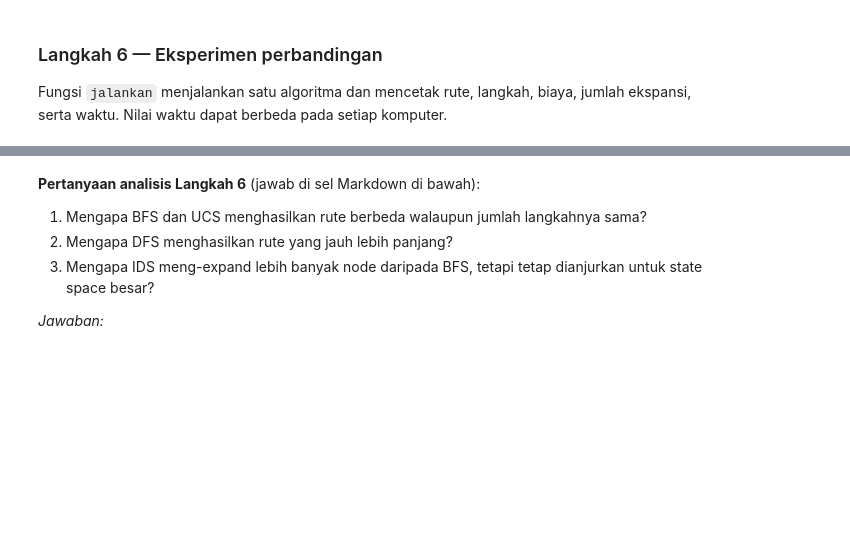
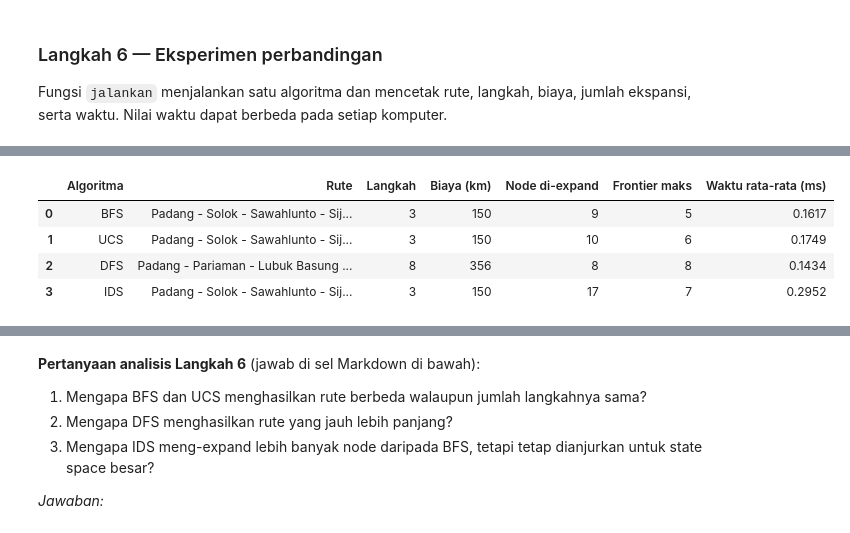
Before and after one commit to windyrahayu45/Kecerdasan-Buatan, a Jupyter notebook: Praktikum_3_Pencarian_Buta.ipynb, the cells around one changed output, grey strips where cells are left out. Cells and saved outputs as stored; diff of their text form; code cells hidden in the pictures; blank space fills up the shorter version.

```diff
--- a/Praktikum_3_Pencarian_Buta.ipynb
+++ b/Praktikum_3_Pencarian_Buta.ipynb
@@ -209,6 +245,7 @@ Goal diperiksa saat node diambil dari frontier (**late goal test**).
 def uniform_cost_search(problem, stats):
     node = Node(problem.initial)
     frontier = [(0, node)]                   # priority queue (heap)
+    stats["max_frontier"] = max(stats.get("max_frontier", 0), len(frontier))
     reached = {problem.initial: node}
     while frontier:
         g, node = heapq.heappop(frontier)
@@ -222,6 +259,7 @@ def uniform_cost_search(problem, stats):
             if s not in reached or child.path_cost < reached[s].path_cost:
                 reached[s] = child
                 heapq.heappush(frontier, (child.path_cost, child))
+                stats["max_frontier"] = max(stats.get("max_frontier", 0), len(frontier))
     return None
 # %%
 stats = {"expanded": 0}
@@ -276,6 +332,7 @@ def is_cycle(node):
 
 def depth_first_search(problem, stats):
     frontier = [Node(problem.initial)]       # LIFO queue (stack)
+    stats["max_frontier"] = max(stats.get("max_frontier", 0), len(frontier))
     while frontier:
         node = frontier.pop()
         if problem.is_goal(node.state):
@@ -283,6 +340,7 @@ def depth_first_search(problem, stats):
         stats["expanded"] += 1
         children = [c for c in expand(problem, node) if not is_cycle(c)]
         frontier.extend(reversed(children))  # tetangga pertama diproses dulu
+        stats["max_frontier"] = max(stats.get("max_frontier", 0), len(frontier))
     return None
 # %%
 stats = {"expanded": 0}
@@ -297,6 +358,7 @@ CUTOFF = "cutoff"
 
 def depth_limited_search(problem, limit, stats):
     frontier = [Node(problem.initial)]
+    stats["max_frontier"] = max(stats.get("max_frontier", 0), len(frontier))
     result = None                            # None berarti failure
     while frontier:
         node = frontier.pop()
@@ -307,6 +369,7 @@ def depth_limited_search(problem, limit, stats):
         elif not is_cycle(node):
             stats["expanded"] += 1
             frontier.extend(reversed(list(expand(problem, node))))
+            stats["max_frontier"] = max(stats.get("max_frontier", 0), len(frontier))
     return result
 
 def iterative_deepening_search(problem, stats):
@@ -345,9 +416,10 @@ def jalankan(nama, fungsi, problem):
     rute = " -> ".join(path_states(hasil))
     print(f"{nama:<5} | {rute}")
     print(f"      | langkah={hasil.depth}, biaya={hasil.path_cost} km, "
-          f"ekspansi={stats['expanded']}, waktu={dt:.3f} ms")
+          f"ekspansi={stats['expanded']}, frontier maks={stats.get('max_frontier', 0)}, "
+          f"waktu={dt:.3f} ms")
 
-masalah = Problem("Padang", "Payakumbuh", PETA_SUMBAR)
+masalah = Problem("Padang", "Sijunjung", PETA_SUMBAR)
 for nama, f in [("BFS", breadth_first_search),
                 ("UCS", uniform_cost_search),
                 ("DFS", depth_first_search),
@@ -356,28 +437,35 @@ for nama, f in [("BFS", breadth_first_search),
 # %%
 # Ringkasan dalam bentuk tabel (bandingkan dengan Tabel 3.8)
 import pandas as pd
 
 ALGORITMA = [("BFS", breadth_first_search), ("UCS", uniform_cost_search),
              ("DFS", depth_first_search), ("IDS", iterative_deepening_search)]
 
 def bandingkan(problem, algoritma=ALGORITMA, ulang=200):
     baris = []
     for nama, f in algoritma:
         t0 = time.perf_counter()
         for _ in range(ulang):                      # diulang agar waktu lebih stabil
             stats = {"expanded": 0}
             hasil = f(problem, stats)
         dt = (time.perf_counter() - t0) / ulang * 1000
         baris.append({"Algoritma": nama,
                       "Rute": " - ".join(path_states(hasil)) if hasil else "-",
                       "Langkah": hasil.depth if hasil else None,
                       "Biaya (km)": hasil.path_cost if hasil else None,
                       "Node di-expand": stats["expanded"],
+                      "Frontier maks": stats.get("max_frontier", 0),
                       "Waktu rata-rata (ms)": round(dt, 4)})
     return pd.DataFrame(baris)
 
 tabel = bandingkan(masalah)
 tabel
+# %% [output]
+|  | Algoritma | Rute | Langkah | Biaya (km) | Node di-expand | Frontier maks | Waktu rata-rata (ms) |
+| 0 | BFS | Padang - Solok - Sawahlunto - Sij... | 3 | 150 | 9 | 5 | 0.1617 |
+| 1 | UCS | Padang - Solok - Sawahlunto - Sij... | 3 | 150 | 10 | 6 | 0.1749 |
+| 2 | DFS | Padang - Pariaman - Lubuk Basung ... | 8 | 356 | 8 | 8 | 0.1434 |
+| 3 | IDS | Padang - Solok - Sawahlunto - Sij... | 3 | 150 | 17 | 7 | 0.2952 |
 # %%
 # Visualisasi: biaya dan jumlah ekspansi tiap algoritma
 fig, axes = plt.subplots(1, 2, figsize=(10, 3.5))
```
Also changed, not shown: parts of 24 cells of this notebook, 1 other file.
